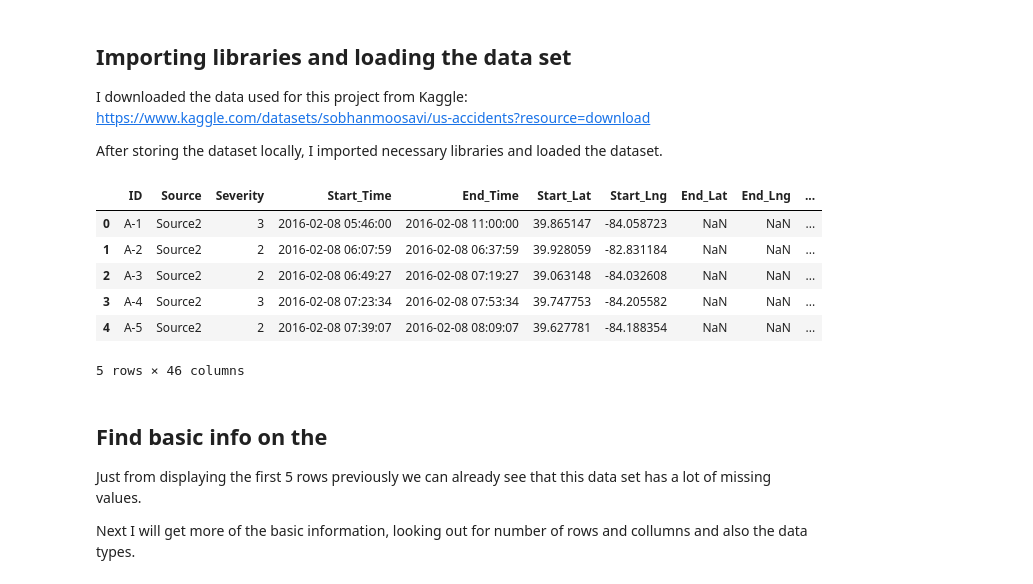
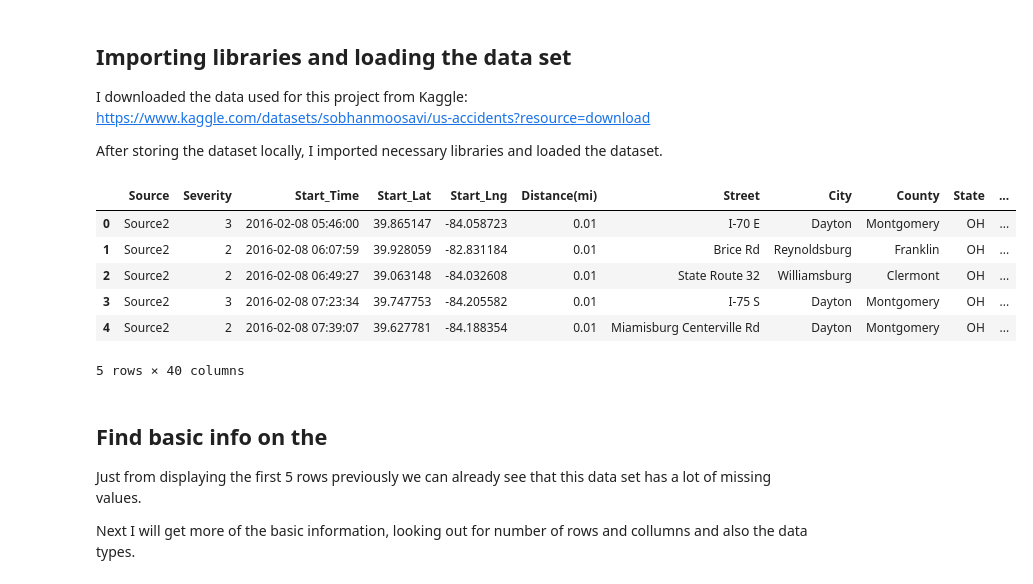
Before and after one commit to TiarnanTuite/traffic_accident_analysis, a Jupyter notebook: notebooks/01_data_exploration.ipynb, the cells around one changed output. Drawn from its saved outputs; the diff is of its cells as text; code cells hidden in the pictures.

```diff
--- a/notebooks/01_data_exploration.ipynb
+++ b/notebooks/01_data_exploration.ipynb
@@ -21,23 +21,22 @@ After storing the dataset locally, I imported necessary libraries and loaded the
 # %%
 # Import necessary libraries
 import pandas as pd
-import numpy as np
 import matplotlib.pyplot as plt
 import seaborn as sns
 
 # Load the dataset
-df = pd.read_csv('C:/Users/tuite/Desktop/Software Portfolio/python/Traffic_Accident_Analysis/data/US_Accidents_March23.csv')
+df = pd.read_csv("../data/final_cleaned_accident_data.csv")
 
 # Display the first few rows of the dataset
 df.head()
 # %% [output]
-|  | ID | Source | Severity | Start_Time | End_Time | Start_Lat | Start_Lng | End_Lat | End_Lng | ... |
-| 0 | A-1 | Source2 | 3 | 2016-02-08 05:46:00 | 2016-02-08 11:00:00 | 39.865147 | -84.058723 | NaN | NaN | ... |
-| 1 | A-2 | Source2 | 2 | 2016-02-08 06:07:59 | 2016-02-08 06:37:59 | 39.928059 | -82.831184 | NaN | NaN | ... |
-| 2 | A-3 | Source2 | 2 | 2016-02-08 06:49:27 | 2016-02-08 07:19:27 | 39.063148 | -84.032608 | NaN | NaN | ... |
-| 3 | A-4 | Source2 | 3 | 2016-02-08 07:23:34 | 2016-02-08 07:53:34 | 39.747753 | -84.205582 | NaN | NaN | ... |
-| 4 | A-5 | Source2 | 2 | 2016-02-08 07:39:07 | 2016-02-08 08:09:07 | 39.627781 | -84.188354 | NaN | NaN | ... |
+|  | Source | Severity | Start_Time | Start_Lat | Start_Lng | Distance(mi) | Street | City | County | State | ... |
+| 0 | Source2 | 3 | 2016-02-08 05:46:00 | 39.865147 | -84.058723 | 0.01 | I-70 E | Dayton | Montgomery | OH | ... |
+| 1 | Source2 | 2 | 2016-02-08 06:07:59 | 39.928059 | -82.831184 | 0.01 | Brice Rd | Reynoldsburg | Franklin | OH | ... |
+| 2 | Source2 | 2 | 2016-02-08 06:49:27 | 39.063148 | -84.032608 | 0.01 | State Route 32 | Williamsburg | Clermont | OH | ... |
+| 3 | Source2 | 3 | 2016-02-08 07:23:34 | 39.747753 | -84.205582 | 0.01 | I-75 S | Dayton | Montgomery | OH | ... |
+| 4 | Source2 | 2 | 2016-02-08 07:39:07 | 39.627781 | -84.188354 | 0.01 | Miamisburg Centerville Rd | Dayton | Montgomery | OH | ... |
-5 rows × 46 columns
+5 rows × 40 columns
 # %% [markdown]
 ## Find basic info on the
 
```
Also changed, not shown: 3 other files.
